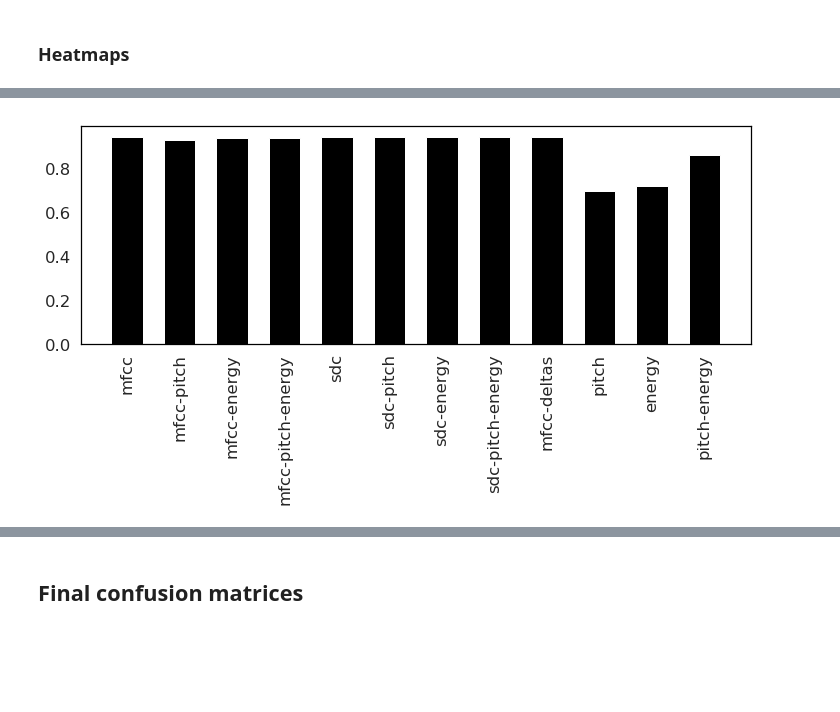
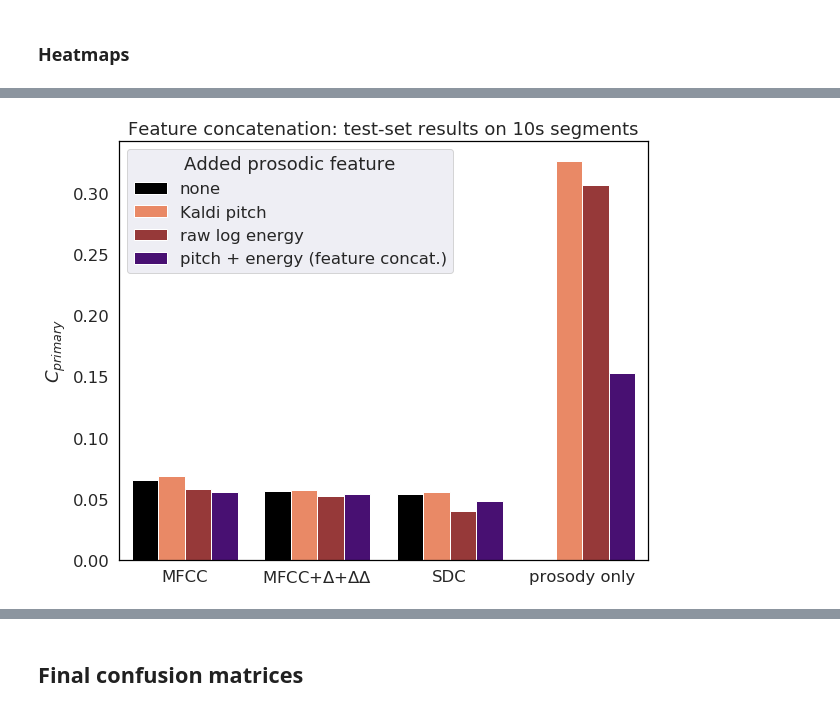
Before and after one commit to samsucik/prosodic-lid-globalphone-dissertation, a Jupyter notebook: graphing/Graphing.ipynb, the cells around one changed output, grey strips where cells are left out. Cells and saved outputs as stored; diff of their text form; code cells hidden in the pictures; blank space fills up the shorter version.

Commit message:
Plotted the bar-plot experiment comparisons for both feature and xvector fusion.

```diff
--- a/graphing/Graphing.ipynb
+++ b/graphing/Graphing.ipynb
@@ -22,6 +22,12 @@ sns.set(font_scale=font_size/10)
 def save_fig(fig, name):
     fig.savefig("../img/{}.pdf".format(name))
 
+def remove_from_list(lst, idxs):
+    if type(idxs) is int:
+        return [i for j, i in enumerate(lst) if j != idxs]
+    else:
+        return [i for j, i in enumerate(lst) if j not in idxs]
+
 languages = ["AR", "BG", "CH", "CR", "CZ", "FR", "GE", "JA", "KO", "PL",
               "PO", "RU", "SP", "SW", "TA", "TH", "TU", "WU", "VN"]
 exps = ["mfcc", "mfcc-deltas", "sdc", "pitch", "energy", "pitch-energy",
@@ -312,11 +296,41 @@ df
-# %%
-df = pd.read_csv("data/summary.csv", index_col=0)
-plt.figure(figsize=(12,4))
-ax = plt.gca()
-ax.bar(x=df.index, height=df["acc"], data=df, width=0.6, color="black")
-ax = style_axis(ax)
-for item in ax.get_xticklabels():
-    item.set_rotation(90)
-plt.show()
-# %% [output]
-[figure, removed]
+# %%
+prosody_colours = {"none": "black", "pitch": "coral", "energy": "brown", "pitch+energy": "teal", "pitch_energy": "indigo"}
+prosodic_order = ["none", "pitch", "energy", "pitch+energy", "pitch_energy"]
+prosodic_names = ["none", "Kaldi pitch", "raw log energy", "pitch + energy (x-vector concat.)", "pitch + energy (feature concat.)"]
+acoustic_order = ["mfcc", "mfcc_deltas", "sdc", "none"]
+acoustic_names = ["MFCC", "MFCC+$\Delta$+$\Delta\Delta$", "SDC", "prosody only"]
+# %%
+def plot_cat(x, y, hue, data, legend_descs=None, order=None, hue_order=None, palette=None,
+             legend_title=None, title=None, ylabel=None, xlabel=None, xticks=None):
+    plt.figure(figsize=(9, 7))
+    ax = plt.gca()
+    ax = style_axis(ax)
+    f = sns.catplot(x=x, y=y, hue=hue, data=data, height=6, kind="bar", ax=ax,
+                    order=order, hue_order=hue_order, palette=palette)
+    leg = ax.legend()
+    for i, desc in enumerate(legend_descs):
+        leg.get_texts()[i].set_text(desc)
+    leg.set_title(legend_title)
+
+    plt.close(f.fig)
+
+    ax.set_ylabel(ylabel)
+    ax.set_xlabel(None)
+    ax.set_xticklabels(xticks)
+    ax.set_title(title)
+    fig = plt.gcf()
+    plt.tight_layout()
+    plt.show()
+    return fig
+# %%
+df = pd.read_csv("data/summary.csv", index_col=None)
+fig = plot_cat(x="acoustic", y="c_prim_test", hue="prosodic", data=df,
+               legend_descs=remove_from_list(prosodic_names, 3), order=acoustic_order,
+               hue_order=remove_from_list(prosodic_order, 3),
+               palette=prosody_colours, legend_title="Added prosodic feature",
+               title="Feature concatenation: test-set results on 10s segments",
+               ylabel="$C_{primary}$", xlabel=None, xticks=acoustic_names)
+
+save_fig(fig, name="summary-feature_fusion-10s")
+# %% [output]
+[figure, added]
```
Also changed, not shown: parts of 4 cells of this notebook, 6 other files.
